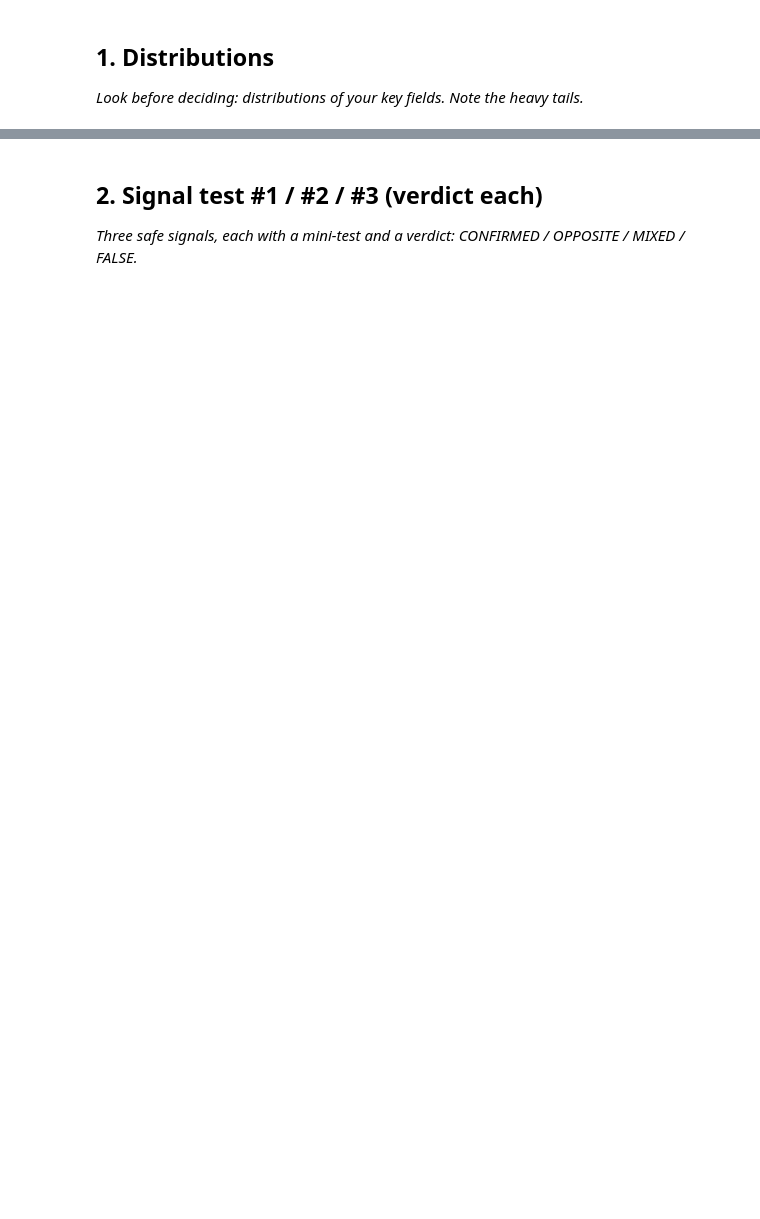
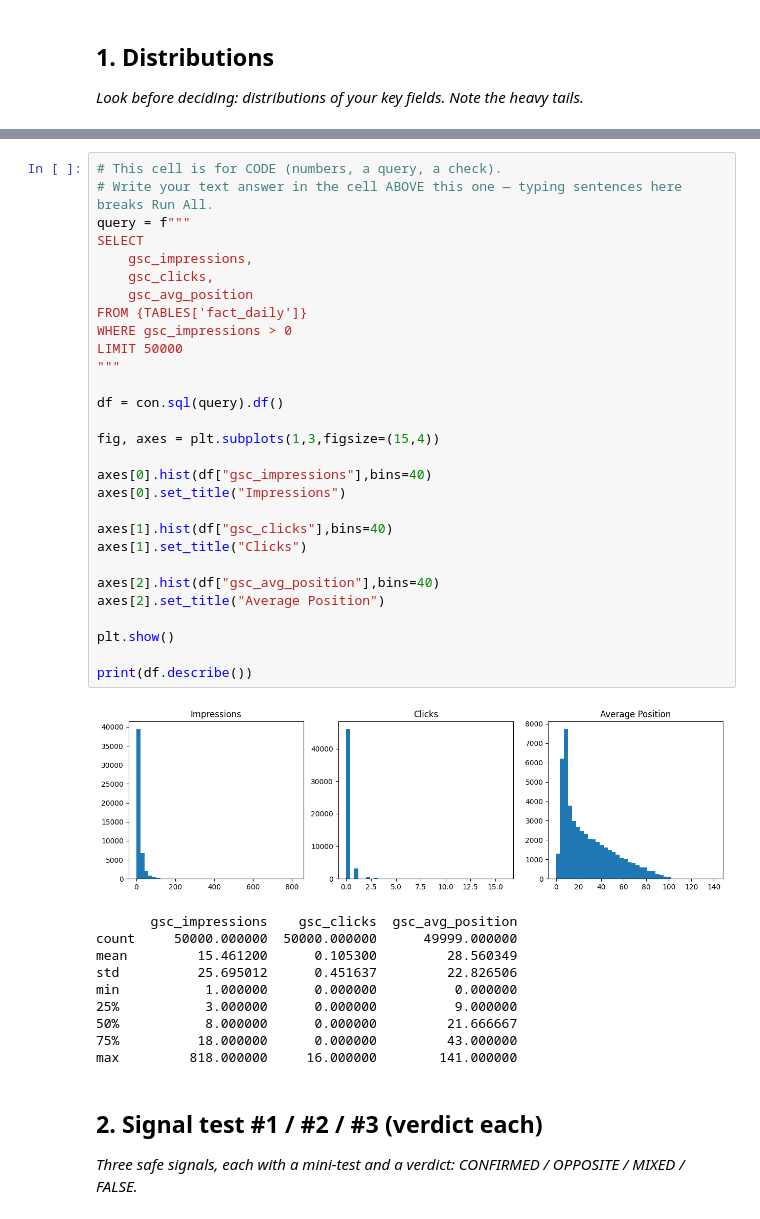
Before and after one commit to kaifahmad236/flyrank-ml-internship, a Jupyter notebook: work/notebooks/w04_signal_audit.ipynb, the cells around one changed output, grey strips where cells are left out. Cells and saved outputs as stored; diff of their text form; blank space fills up the shorter version.

```diff
--- a/work/notebooks/w04_signal_audit.ipynb
+++ b/work/notebooks/w04_signal_audit.ipynb
@@ -16,3 +54,43 @@ This skeleton is yours to fill. Work the sections **in order** — each one has
+# %%
+# This cell is for CODE (numbers, a query, a check).
+# Write your text answer in the cell ABOVE this one — typing sentences here breaks Run All.
+query = f"""
+SELECT
+    gsc_impressions,
+    gsc_clicks,
+    gsc_avg_position
+FROM {TABLES['fact_daily']}
+WHERE gsc_impressions > 0
+LIMIT 50000
+"""
+
+df = con.sql(query).df()
+
+fig, axes = plt.subplots(1,3,figsize=(15,4))
+
+axes[0].hist(df["gsc_impressions"],bins=40)
+axes[0].set_title("Impressions")
+
+axes[1].hist(df["gsc_clicks"],bins=40)
+axes[1].set_title("Clicks")
+
+axes[2].hist(df["gsc_avg_position"],bins=40)
+axes[2].set_title("Average Position")
+
+plt.show()
+
+print(df.describe())
+# %% [output]
+[figure, added]
+       gsc_impressions    gsc_clicks  gsc_avg_position
+count     50000.000000  50000.000000      49999.000000
+mean         15.461200      0.105300         28.560349
+std          25.695012      0.451637         22.826506
+min           1.000000      0.000000          0.000000
+25%           3.000000      0.000000          9.000000
+50%           8.000000      0.000000         21.666667
+75%          18.000000      0.000000         43.000000
+max         818.000000     16.000000        141.000000
 # %% [markdown]
 ## 2. Signal test #1 / #2 / #3 (verdict each)
 
```
Also changed, not shown: parts of 11 cells of this notebook.
